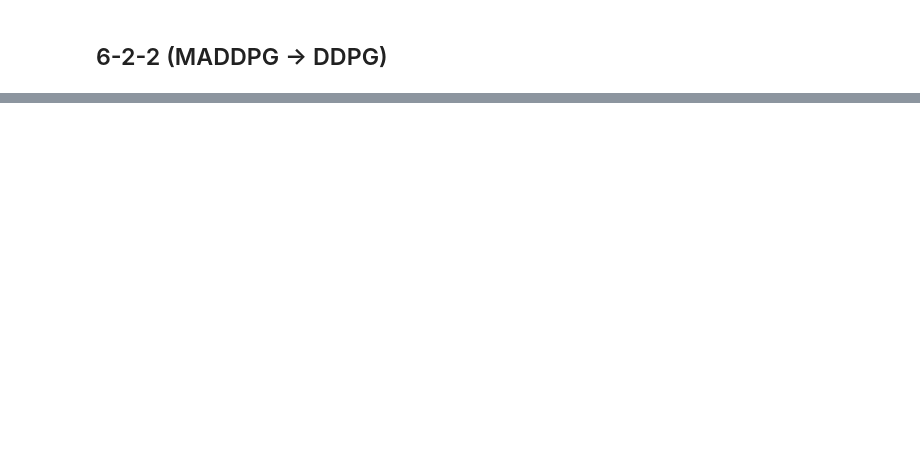
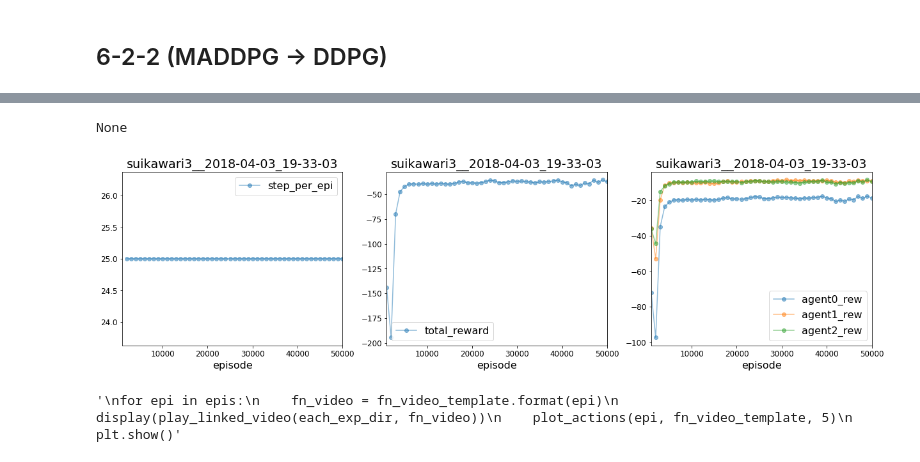
Before and after one commit to jkatsuta/exp-18-1q, a Jupyter notebook: maddpg/experiments/my_notes/ana_exp6.ipynb, the cells around one changed output, grey strips where cells are left out. Saved outputs shown, nothing was run; the diff lists cells and outputs as text; code cells hidden in the pictures; blank space fills up the shorter version.

Commit message:
add scenario suikawari4

```diff
--- a/maddpg/experiments/my_notes/ana_exp6.ipynb
+++ b/maddpg/experiments/my_notes/ana_exp6.ipynb
@@ -378,2 +374,16 @@ None
 # %% [markdown]
 ## 6-2-2 (MADDPG -> DDPG)
+# %%
+each_exp_dir= 'suikawari2__2018-04-04_11-58-01'
+fn_video_template = 'video-{}.mp4'
+epis = [40000]
+
+each_exp_dir = osp.join(exp_dir, each_exp_dir)
+display(plot_each_lc2(each_exp_dir))
+plt.show()
+
+for epi in epis:
+    fn_video = fn_video_template.format(epi)
+    display(play_linked_video(each_exp_dir, fn_video))
+    plot_actions(epi, fn_video_template, 5)
+    plt.show()
@@ -379,0 +403,18 @@ None
+# %%
+each_exp_dir= 'suikawari3__2018-04-03_19-33-03'
+fn_video_template = 'video-{}.mp4'
+epis = [40000]
+
+each_exp_dir = osp.join(exp_dir, each_exp_dir)
+display(plot_each_lc2(each_exp_dir))
+plt.show()
+"""
+for epi in epis:
+    fn_video = fn_video_template.format(epi)
+    display(play_linked_video(each_exp_dir, fn_video))
+    plot_actions(epi, fn_video_template, 5)
+    plt.show()"""
+# %% [output]
+None
+[figure, added]
+'\nfor epi in epis:\n    fn_video = fn_video_template.format(epi)\n    display(play_linked_video(each_exp_dir, fn_video))\n    plot_actions(epi, fn_video_template, 5)\n    plt.show()'
```
Also changed, not shown: parts of 4 cells of this notebook, 15 other files.
